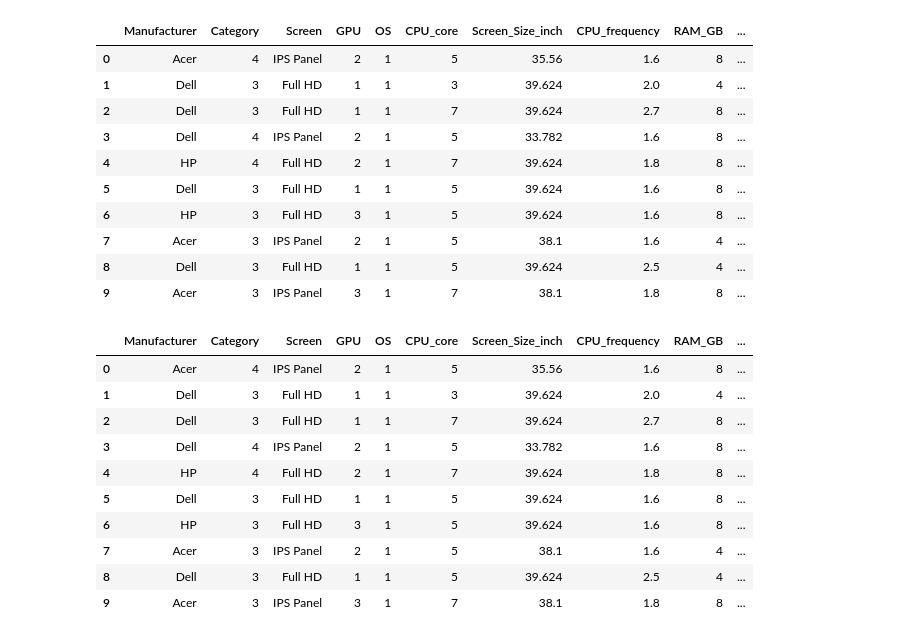
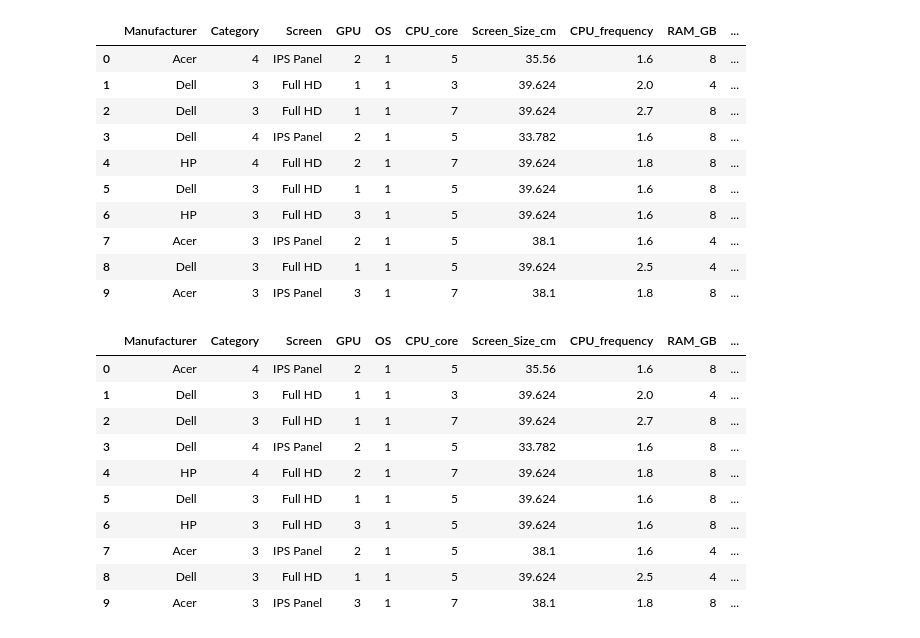
Before and after one commit to Rubieskyama/Data-Science-Ecosystem, a Jupyter notebook: Data Analytics with Python/Laptop_pricing_analyzer.ipynb, the cells around one changed output. Drawn from its saved outputs; the diff is of its cells as text; code cells hidden in the pictures.

```diff
--- a/Data Analytics with Python/Laptop_pricing_analyzer.ipynb
+++ b/Data Analytics with Python/Laptop_pricing_analyzer.ipynb
@@ -9,11 +11,11 @@ url = "https://cf-courses-data.s3.us.cloud-object-storage.appdomain.cloud/IBMDev
 df = pd.read_csv(url, header=None)
 # %%
 #add headers to the dataframe
-header = ["Manufacturer", "Category", "Screen", "GPU", "OS", "CPU_core", "Screen_Size_inch", "CPU_frequency", "RAM_GB", "Storage_GB_SSD", "Weight_kg", "Price"]
+header = ["Manufacturer", "Category", "Screen", "GPU", "OS", "CPU_core", "Screen_Size_cm", "CPU_frequency", "RAM_GB", "Storage_GB_SSD", "Weight_kg", "Price"]
 df.columns = header
 df.head(10)
 # %% [output]
-|  | Manufacturer | Category | Screen | GPU | OS | CPU_core | Screen_Size_inch | CPU_frequency | RAM_GB | ... |
+|  | Manufacturer | Category | Screen | GPU | OS | CPU_core | Screen_Size_cm | CPU_frequency | RAM_GB | ... |
 | 0 | Acer | 4 | IPS Panel | 2 | 1 | 5 | 35.56 | 1.6 | 8 | ... |
 | 1 | Dell | 3 | Full HD | 1 | 1 | 3 | 39.624 | 2.0 | 4 | ... |
 | 2 | Dell | 3 | Full HD | 1 | 1 | 7 | 39.624 | 2.7 | 8 | ... |
@@ -29,7 +31,7 @@ df.head(10)
 df.replace('?', np.nan, inplace=True)
 df.head(10)
 # %% [output]
-|  | Manufacturer | Category | Screen | GPU | OS | CPU_core | Screen_Size_inch | CPU_frequency | RAM_GB | ... |
+|  | Manufacturer | Category | Screen | GPU | OS | CPU_core | Screen_Size_cm | CPU_frequency | RAM_GB | ... |
 | 0 | Acer | 4 | IPS Panel | 2 | 1 | 5 | 35.56 | 1.6 | 8 | ... |
 | 1 | Dell | 3 | Full HD | 1 | 1 | 3 | 39.624 | 2.0 | 4 | ... |
 | 2 | Dell | 3 | Full HD | 1 | 1 | 7 | 39.624 | 2.7 | 8 | ... |
```
Also changed, not shown: parts of 15 cells of this notebook.
